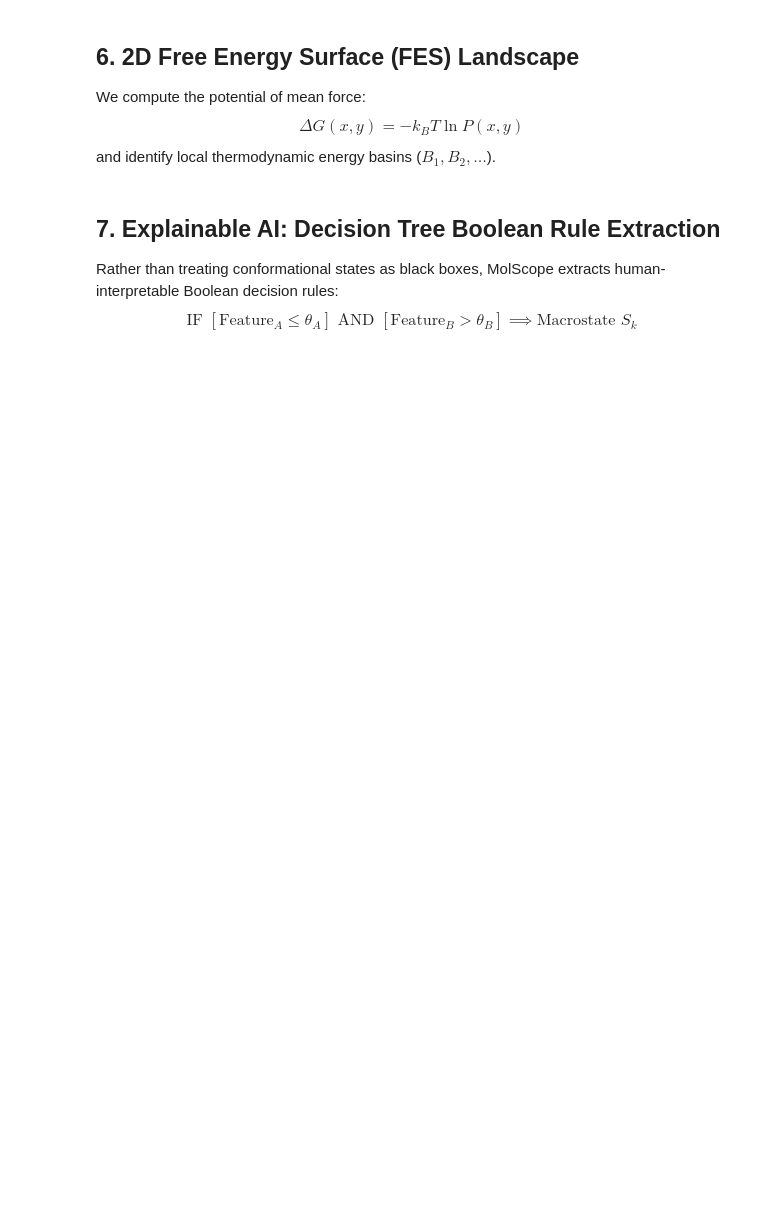
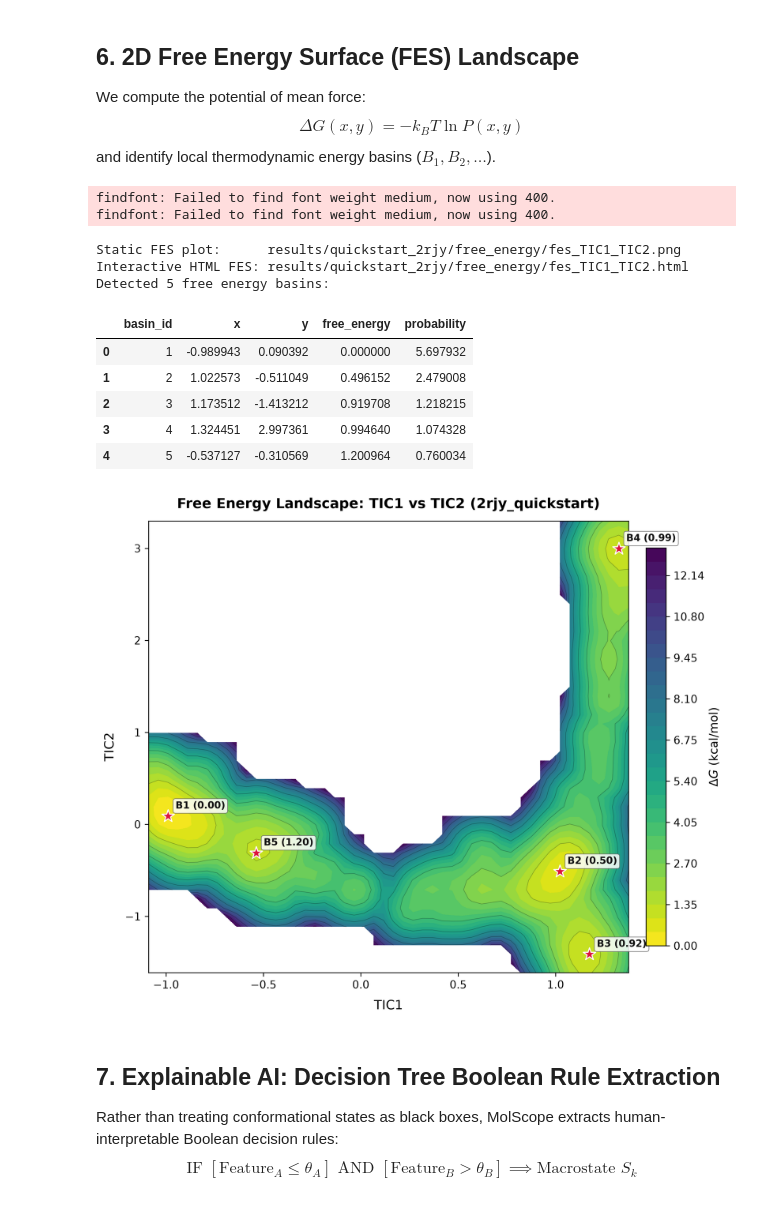
Before and after one commit to N-S8990/molscope, a Jupyter notebook: notebooks/01_Quickstart_Villin_Headpiece.ipynb, the cells around one changed output. Saved outputs shown, nothing was run; the diff lists cells and outputs as text; code cells hidden in the pictures; blank space fills up the shorter version.

```diff
--- a/notebooks/01_Quickstart_Villin_Headpiece.ipynb
+++ b/notebooks/01_Quickstart_Villin_Headpiece.ipynb
@@ -178,17 +264,31 @@ and identify local thermodynamic energy basins ($B_1, B_2, \dots$).
 # %%
 fes_out = study.plot_free_energy_landscape(
     dim1="TIC1",
     dim2="TIC2",
     temperature_k=300.0,
     units="kcal/mol",
     bins=50,
     smooth=1.0,
 )
 
 print(f"Static FES plot:      {fes_out['static_plot']}")
 print(f"Interactive HTML FES: {fes_out['interactive_plot']}")
 print(f"Detected {len(fes_out['basins'])} free energy basins:")
-fes_out['basins']
+display(fes_out["basins"])
+display(Image(filename=str(fes_out["static_plot"])))
+# %% [output]
+findfont: Failed to find font weight medium, now using 400.
+findfont: Failed to find font weight medium, now using 400.
+Static FES plot:      results/quickstart_2rjy/free_energy/fes_TIC1_TIC2.png
+Interactive HTML FES: results/quickstart_2rjy/free_energy/fes_TIC1_TIC2.html
+Detected 5 free energy basins:
+|  | basin_id | x | y | free_energy | probability |
+| 0 | 1 | -0.989943 | 0.090392 | 0.000000 | 5.697932 |
+| 1 | 2 | 1.022573 | -0.511049 | 0.496152 | 2.479008 |
+| 2 | 3 | 1.173512 | -1.413212 | 0.919708 | 1.218215 |
+| 3 | 4 | 1.324451 | 2.997361 | 0.994640 | 1.074328 |
+| 4 | 5 | -0.537127 | -0.310569 | 1.200964 | 0.760034 |
+[figure, added]
 # %% [markdown]
 ## 7. Explainable AI: Decision Tree Boolean Rule Extraction
 
```
Also changed, not shown: parts of 11 cells of this notebook.
